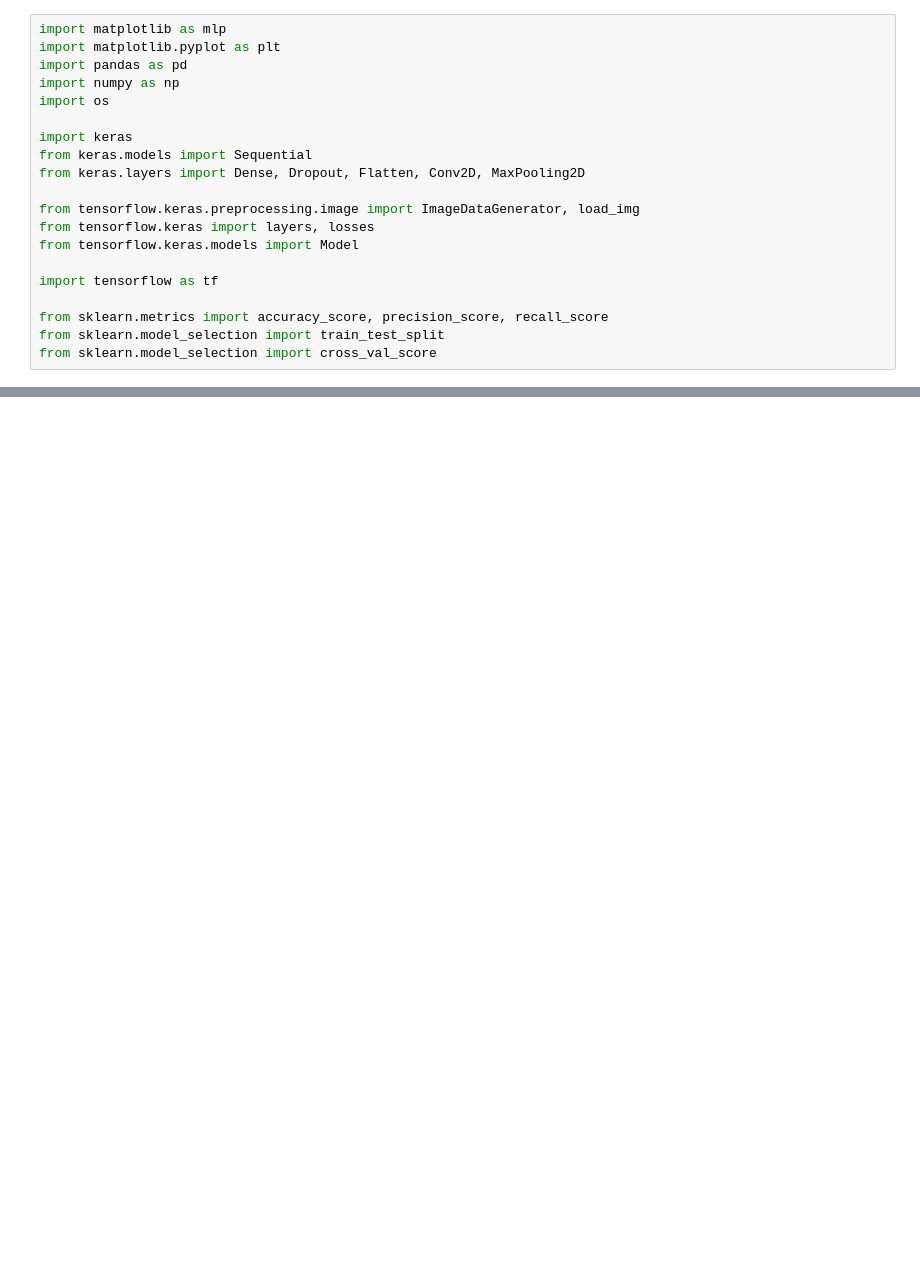
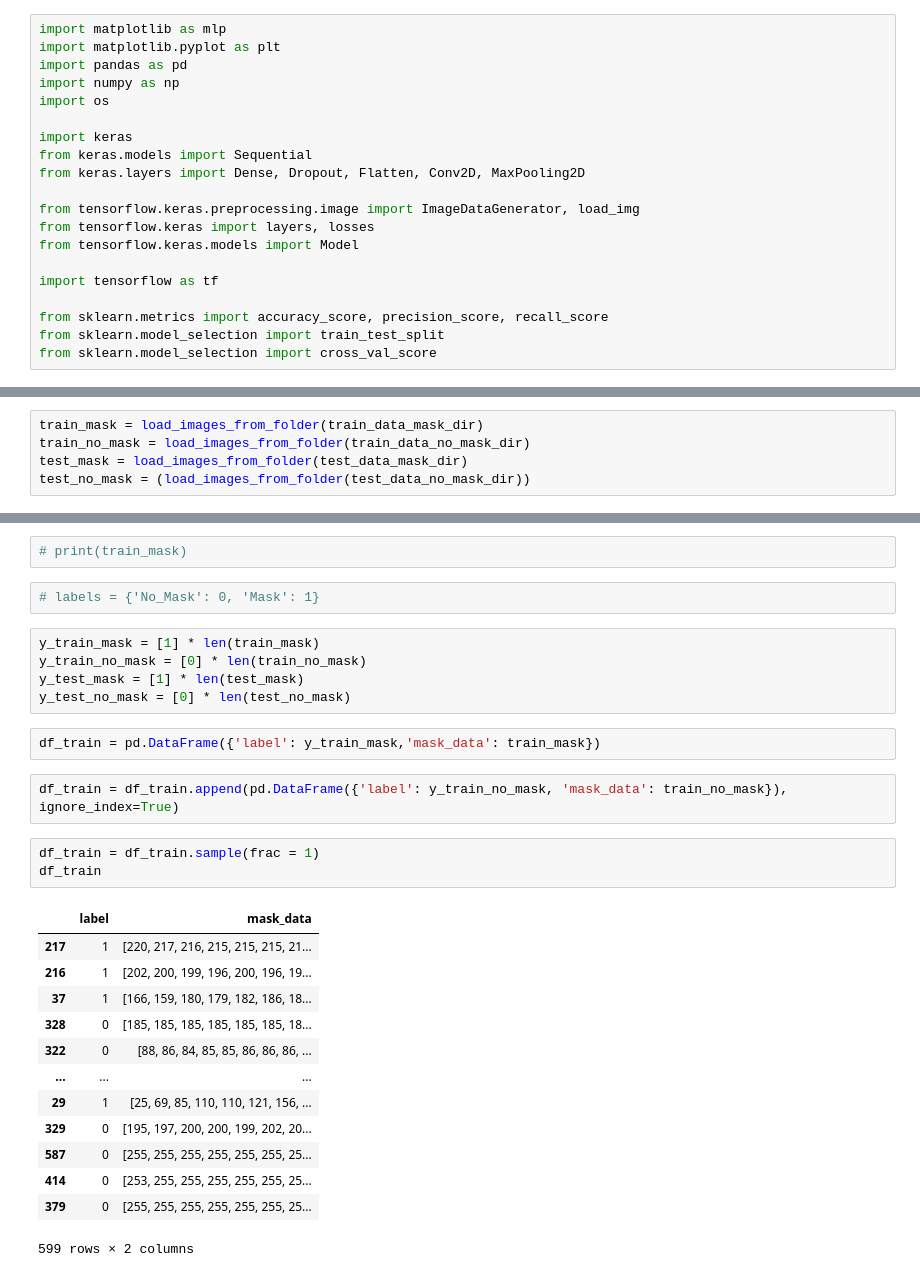
Before and after one commit to Haseebk0678/CISC-4900, a Jupyter notebook: FaceMaskML 2.ipynb, the cells around one changed output, grey strips where cells are left out. Drawn from its saved outputs; the diff is of its cells as text; blank space fills up the shorter version.

```diff
--- a/FaceMaskML 2.ipynb
+++ b/FaceMaskML 2.ipynb
@@ -66,0 +98,5 @@ NameError: name 'Test' is not defined
+# %%
+train_mask = load_images_from_folder(train_data_mask_dir)
+train_no_mask = load_images_from_folder(train_data_no_mask_dir)
+test_mask = load_images_from_folder(test_data_mask_dir)
+test_no_mask = (load_images_from_folder(test_data_no_mask_dir))
@@ -66,0 +107,30 @@ NameError: name 'Test' is not defined
+# %%
+# print(train_mask)
+# %%
+# labels = {'No_Mask': 0, 'Mask': 1}
+# %%
+y_train_mask = [1] * len(train_mask)
+y_train_no_mask = [0] * len(train_no_mask)
+y_test_mask = [1] * len(test_mask)
+y_test_no_mask = [0] * len(test_no_mask)
+# %%
+df_train = pd.DataFrame({'label': y_train_mask,'mask_data': train_mask})
+# %%
+df_train = df_train.append(pd.DataFrame({'label': y_train_no_mask, 'mask_data': train_no_mask}), ignore_index=True)
+# %%
+df_train = df_train.sample(frac = 1)
+df_train
+# %% [output]
+|  | label | mask_data |
+| 217 | 1 | [220, 217, 216, 215, 215, 215, 21... |
+| 216 | 1 | [202, 200, 199, 196, 200, 196, 19... |
+| 37 | 1 | [166, 159, 180, 179, 182, 186, 18... |
+| 328 | 0 | [185, 185, 185, 185, 185, 185, 18... |
+| 322 | 0 | [88, 86, 84, 85, 85, 86, 86, 86, ... |
+| ... | ... | ... |
+| 29 | 1 | [25, 69, 85, 110, 110, 121, 156, ... |
+| 329 | 0 | [195, 197, 200, 200, 199, 202, 20... |
+| 587 | 0 | [255, 255, 255, 255, 255, 255, 25... |
+| 414 | 0 | [253, 255, 255, 255, 255, 255, 25... |
+| 379 | 0 | [255, 255, 255, 255, 255, 255, 25... |
+599 rows × 2 columns
```
Also changed, not shown: parts of 20 cells of this notebook, 4 other files.
